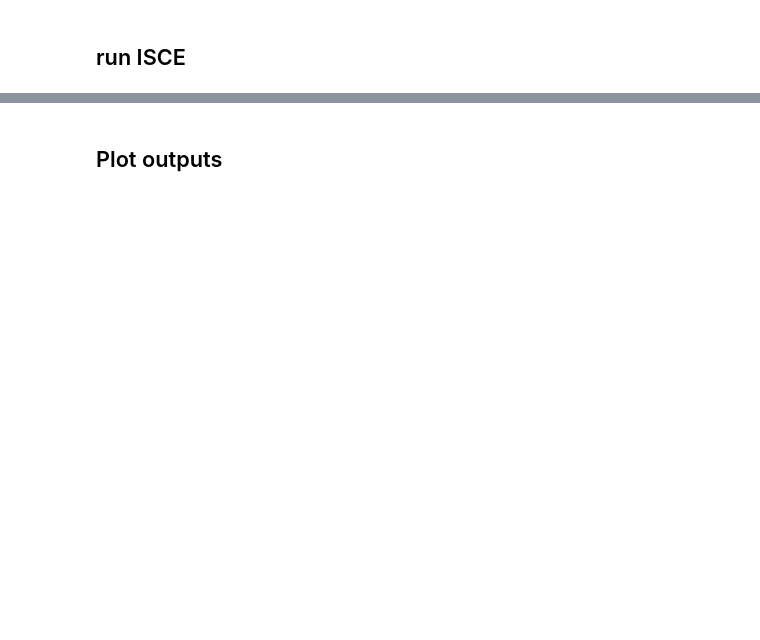
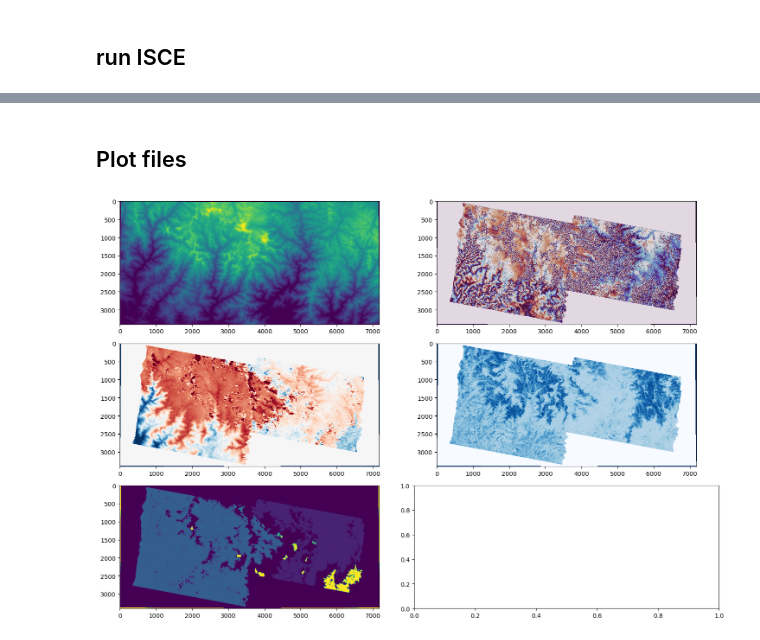
Before and after one commit to gbrencher/ffits, a Jupyter notebook: nbs/imja/topsApp.ipynb, the cells around one changed output, grey strips where cells are left out. Drawn from its saved outputs; the diff is of its cells as text; code cells hidden in the pictures; blank space fills up the shorter version.

```diff
--- a/nbs/imja/topsApp.ipynb
+++ b/nbs/imja/topsApp.ipynb
@@ -414,2 +153,47 @@ Wall time: 25 s
-# %% [markdown]
-## Plot outputs
+# %% [markdown]
+## Plot files
+# %%
+def isce_to_ds(path):
+
+    unw_phase_path = glob(f'{path}/merged/filt_topophase.unw.geo.vrt')[0]
+    dem_path = glob(f'{path}/merged/dem.crop.vrt')[0]
+    w_phase_path = glob(f'{path}/merged/filt_topophase.flat.geo.vrt')[0]
+    corr_path = glob(f'{path}/merged/topophase.cor.geo.vrt')[0]
+    conncomp_path = glob(f'{path}/merged/filt_topophase.unw.conncomp.geo.vrt')[0]
+
+    ds = rioxarray.open_rasterio(unw_phase_path).isel(band=1).to_dataset(name='unw_phase')
+    dem_da = rioxarray.open_rasterio(dem_path)
+    w_phase_da = rioxarray.open_rasterio(w_phase_path)
+    corr_da = rioxarray.open_rasterio(corr_path).isel(band=1)
+    conncomp_da = rioxarray.open_rasterio(conncomp_path)
+
+    ds['elevation'] = (('y', 'x'), dem_da.squeeze().values)
+    ds['w_phase'] = (('y', 'x'), np.angle(w_phase_da.squeeze()))
+    ds['coherence'] = (('y', 'x'), corr_da.squeeze().values)
+    ds['conncomp'] = (('y', 'x'), conncomp_da.squeeze().values)
+
+    ds = ds.rio.reproject(ds.rio.estimate_utm_crs())
+
+    return ds
+# %%
+ds = isce_to_ds('/home/jovyan/ffits/nbs/imja/proc_DT121/20210110-20210122')
+# %%
+f, ax = plt.subplots(3, 2, figsize=(15, 10))
+ax[0, 0].imshow(ds.elevation, vmin=1000, vmax=8000, cmap='viridis')
+ax[0, 0].set_aspect('equal')
+
+ax[0, 1].imshow(ds.w_phase, vmin=-np.pi, vmax=np.pi, cmap='twilight_shifted', interpolation='none')
+ax[0, 1].set_aspect('equal')
+
+ax[1, 0].imshow(ds.unw_phase, vmin=-10, vmax=10, cmap='RdBu')
+ax[1, 0].set_aspect('equal')
+
+ax[1, 1].imshow(ds.coherence, vmin=0, vmax=1, cmap='Blues')
+ax[1, 1].set_aspect('equal')
+
+ax[2, 0].imshow(ds.conncomp, vmax=10, cmap='viridis')
+ax[2, 0].set_aspect('equal')
+
+f.tight_layout()
+# %% [output]
+[figure, added]
```
Also changed, not shown: parts of 32 cells of this notebook.
